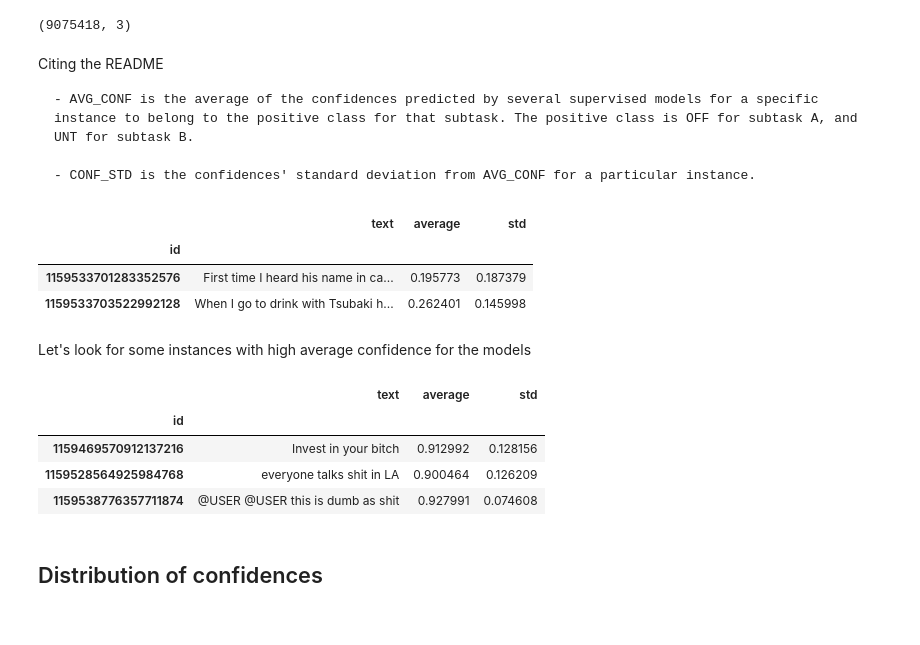
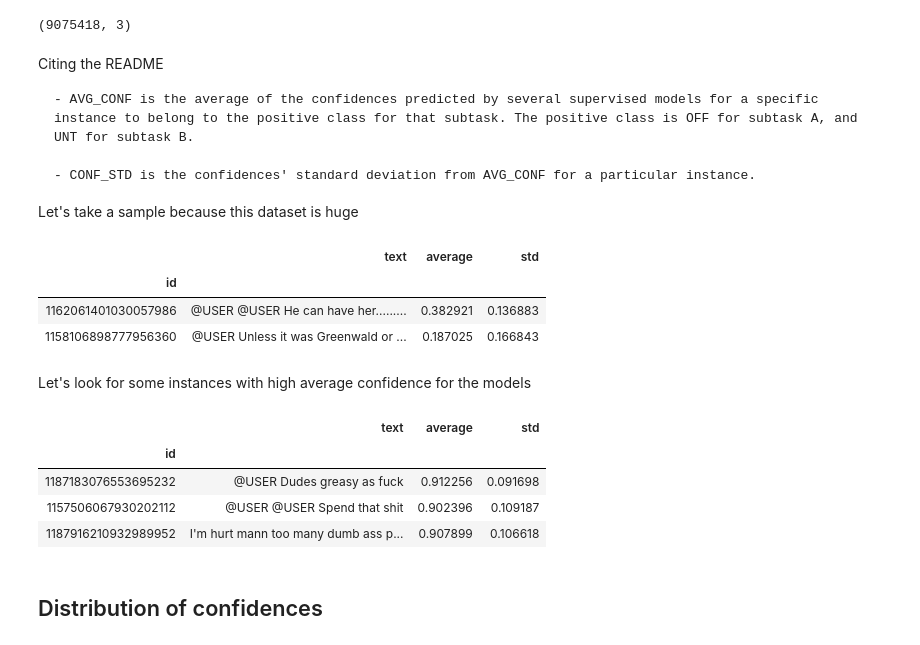
Before and after one commit to finiteautomata/offenseval2020, a Jupyter notebook: notebooks/Exploratory Analysis.ipynb, the cells around one changed output. Cells and saved outputs as stored; diff of their text form; code cells hidden in the pictures.

````diff
--- a/notebooks/Exploratory Analysis.ipynb
+++ b/notebooks/Exploratory Analysis.ipynb
@@ -7,5 +7,5 @@ We will perform in this notebook an exploratory analysis of our data. Let's star
 %autoreload 2
 import pandas as pd
 
-df = pd.read_table("../data/English/task_a_distant.tsv", index_col=0)
+full_df = pd.read_table("../data/English/task_a_distant.tsv", index_col=0)
 # %%
@@ -20,14 +20,18 @@ Citing the README
 
 - CONF_STD is the confidences' standard deviation from AVG_CONF for a particular instance.
 ```
+
+Let's take a sample because this dataset is huge
+# %%
+df = full_df.sample(frac=0.05)
 # %%
-pd.options.display.max_colwidth = 1000
+pd.options.display.max_colwidth = 800
 df[:2]
 # %% [output]
 |  | text | average | std |
 | id |  |  |  |
-| 1159533701283352576 | First time I heard his name in ca... | 0.195773 | 0.187379 |
-| 1159533703522992128 | When I go to drink with Tsubaki h... | 0.262401 | 0.145998 |
+| 1162061401030057986 | @USER @USER He can have her......... | 0.382921 | 0.136883 |
+| 1158106898777956360 | @USER Unless it was Greenwald or ... | 0.187025 | 0.166843 |
 # %% [markdown]
 Let's look for some instances with high average confidence for the models
 # %%
@@ -35,9 +39,9 @@ df[df["average"] > 0.9][:3]
 # %% [output]
 |  | text | average | std |
 | id |  |  |  |
-| 1159469570912137216 | Invest in your bitch | 0.912992 | 0.128156 |
-| 1159528564925984768 | everyone talks shit in LA | 0.900464 | 0.126209 |
-| 1159538776357711874 | @USER @USER this is dumb as shit | 0.927991 | 0.074608 |
+| 1187183076553695232 | @USER Dudes greasy as fuck | 0.912256 | 0.091698 |
+| 1157506067930202112 | @USER @USER Spend that shit | 0.902396 | 0.109187 |
+| 1187916210932989952 | I'm hurt mann too many dumb ass p... | 0.907899 | 0.106618 |
 # %% [markdown]
 ## Distribution of confidences
 # %%
````
Also changed, not shown: parts of 9 cells of this notebook.
